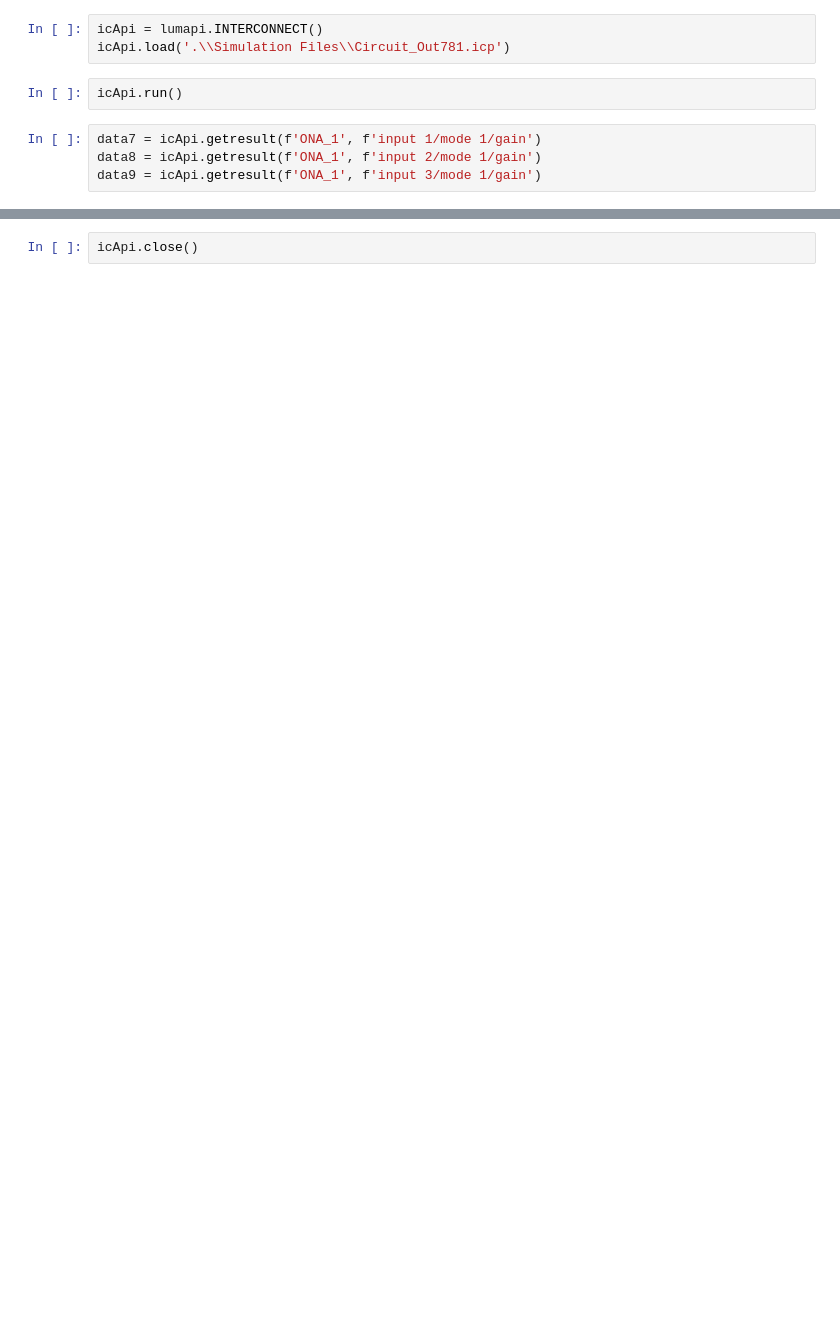
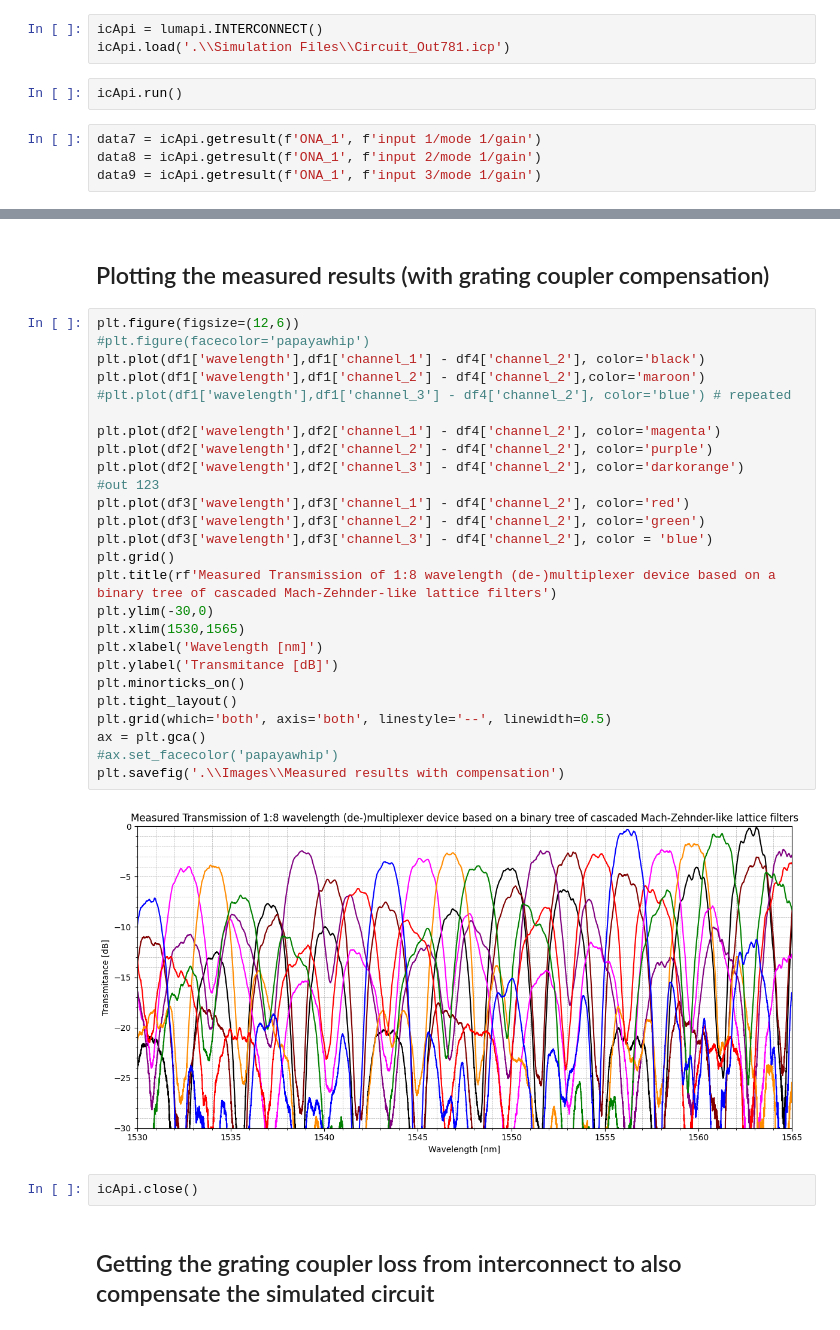
Before and after one commit to Lucivaldo1/Photonics-Training-Program, a Jupyter notebook: Photonics training/March 2025 OpenEBL Results/teste_files.ipynb, the cells around one changed output, grey strips where cells are left out. Cells and saved outputs as stored; diff of their text form; blank space fills up the shorter version.

```diff
--- a/Photonics training/March 2025 OpenEBL Results/teste_files.ipynb
+++ b/Photonics training/March 2025 OpenEBL Results/teste_files.ipynb
@@ -138,2 +176,34 @@ plt.savefig('.\\Images\\Results from interconnect')
+# %% [markdown]
+## Plotting the measured results (with grating coupler compensation)
+# %%
+plt.figure(figsize=(12,6))
+#plt.figure(facecolor='papayawhip')
+plt.plot(df1['wavelength'],df1['channel_1'] - df4['channel_2'], color='black')
+plt.plot(df1['wavelength'],df1['channel_2'] - df4['channel_2'],color='maroon')
+#plt.plot(df1['wavelength'],df1['channel_3'] - df4['channel_2'], color='blue') # repeated
+
+plt.plot(df2['wavelength'],df2['channel_1'] - df4['channel_2'], color='magenta')
+plt.plot(df2['wavelength'],df2['channel_2'] - df4['channel_2'], color='purple')
+plt.plot(df2['wavelength'],df2['channel_3'] - df4['channel_2'], color='darkorange')
+#out 123
+plt.plot(df3['wavelength'],df3['channel_1'] - df4['channel_2'], color='red')
+plt.plot(df3['wavelength'],df3['channel_2'] - df4['channel_2'], color='green')
+plt.plot(df3['wavelength'],df3['channel_3'] - df4['channel_2'], color = 'blue')
+plt.grid()
+plt.title(rf'Measured Transmission of 1:8 wavelength (de-)multiplexer device based on a binary tree of cascaded Mach-Zehnder-like lattice filters')
+plt.ylim(-30,0)
+plt.xlim(1530,1565)
+plt.xlabel('Wavelength [nm]')
+plt.ylabel('Transmitance [dB]')
+plt.minorticks_on()
+plt.tight_layout()
+plt.grid(which='both', axis='both', linestyle='--', linewidth=0.5)
+ax = plt.gca()
+#ax.set_facecolor('papayawhip')
+plt.savefig('.\\Images\\Measured results with compensation')
+# %% [output]
+[figure, added]
 # %%
 icApi.close()
+# %% [markdown]
+## Getting the grating coupler loss from interconnect to also compensate the simulated circuit
```
Also changed, not shown: parts of 34 cells of this notebook, 22 other files.
